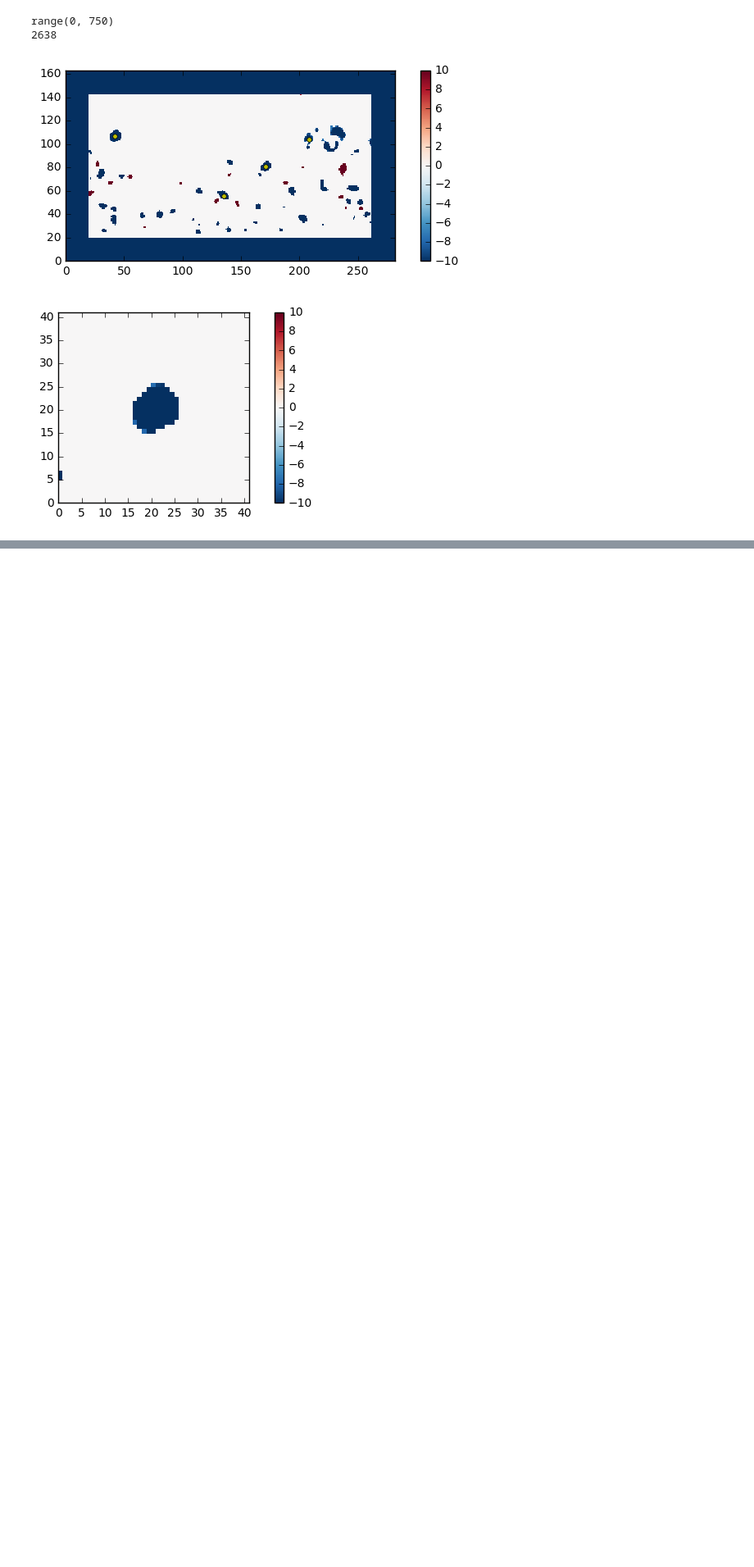
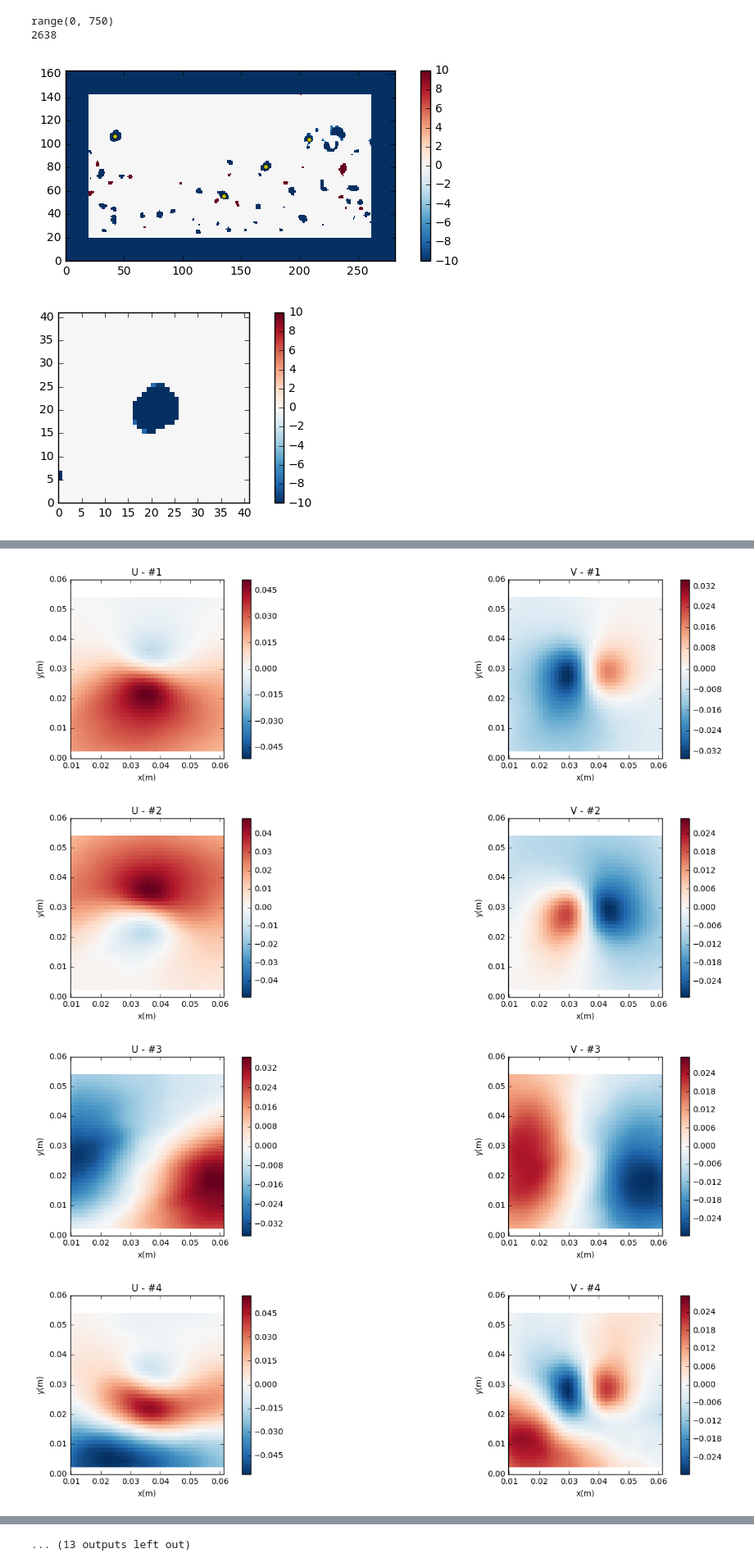
Before and after one commit to owenjhwilliams/ASIIT, a Jupyter notebook: runPODthumbnails.ipynb, the cells around one changed output, grey strips where cells are left out. Shown at 82% size. Cells and saved outputs as stored; diff of their text form; code cells hidden in the pictures; blank space fills up the shorter version.

```diff
--- a/runPODthumbnails.ipynb
+++ b/runPODthumbnails.ipynb
@@ -134,0 +160,29 @@ Ut, Vt = getThumbnails(Uf,Vf,Sf,cent,BoxSize)
+# %%
+#Rearrange mode data to get mode fields
+modeSize = modes.shape
+Umodes = modes[0:uSize[0]*uSize[1],:];
+Vmodes = modes[uSize[0]*uSize[1]:modeSize[0]+1,:];
+Umodes.shape
+
+#Umodes = np.reshape(Umodes,(uSize[0],uSize[1],num_modes))
+Umodes2 = np.zeros((uSize[0],uSize[1],num_modes))
+Vmodes2 = np.zeros((uSize[0],uSize[1],num_modes))
+
+for i in range(num_modes):
+    #i=1
+    Umodes2[:,:,i] = np.reshape(Umodes[:,i],(uSize[0],uSize[1]))
+    Vmodes2[:,:,i] = np.reshape(Vmodes[:,i],(uSize[0],uSize[1]))
+    #Umodes.shape
+    #uSize[0]*uSize[1]
+
+Umodes = Umodes2
+Vmodes = Vmodes2
+del Umodes2,Vmodes2
+# %%
+import PODutil
+PODutil.plotPODmodes2D(X[:2*BoxSize+1,:2*BoxSize+1],Y[:2*BoxSize+1,:2*BoxSize+1],Umodes,Vmodes,list(range(25)))
+# %% [output]
+[figure, added]
+[figure, added]
+[figure, added]
+[figure, added]
@@ -134,0 +197 @@ Ut, Vt = getThumbnails(Uf,Vf,Sf,cent,BoxSize)
+... (13 outputs left out)
```
Also changed, not shown: parts of 10 cells of this notebook, 1 other file.
